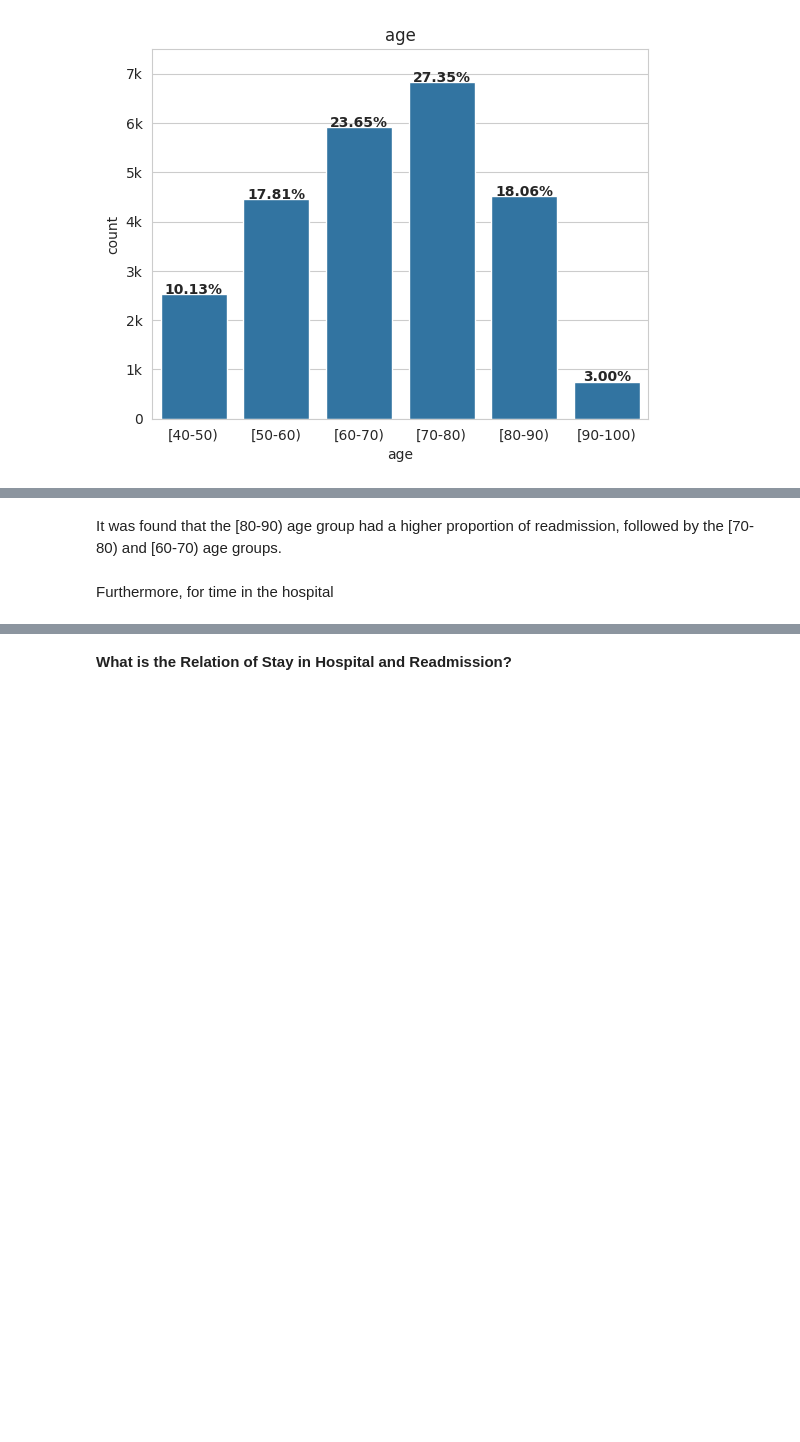
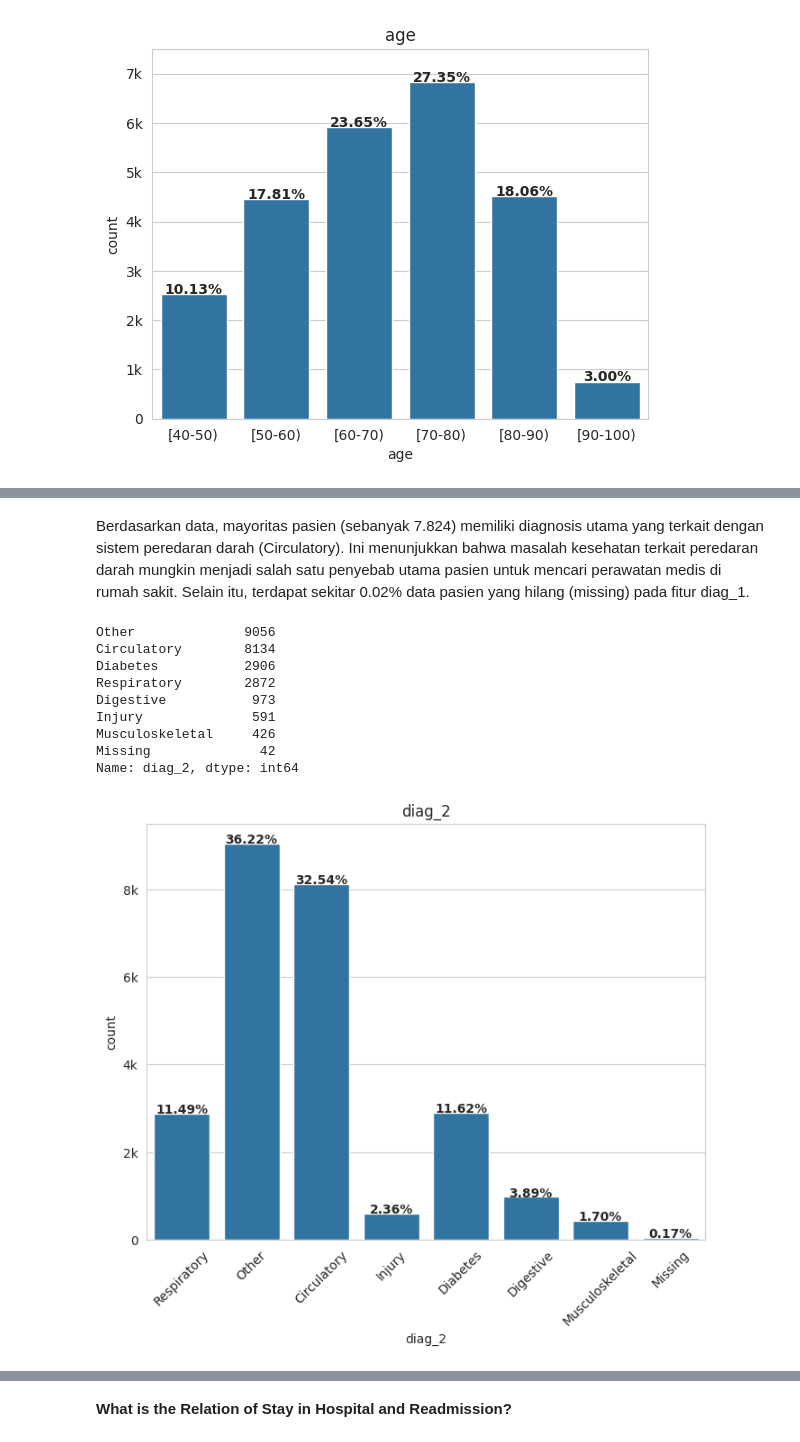
Before and after one commit to mfathul21/hospital-patient-readmissions, a Jupyter notebook: notebook.ipynb, the cells around one changed output, grey strips where cells are left out. Drawn from its saved outputs; the diff is of its cells as text; code cells hidden in the pictures; blank space fills up the shorter version.

```diff
--- a/notebook.ipynb
+++ b/notebook.ipynb
@@ -283,4 +267,24 @@ Name: diag_2, dtype: int64
 # %% [markdown]
-It was found that the [80-90) age group had a higher proportion of readmission, followed by the [70-80) and [60-70) age groups.
+Berdasarkan data, mayoritas pasien (sebanyak 7.824) memiliki diagnosis utama yang terkait dengan sistem peredaran darah (Circulatory). Ini menunjukkan bahwa masalah kesehatan terkait peredaran darah mungkin menjadi salah satu penyebab utama pasien untuk mencari perawatan medis di rumah sakit. Selain itu, terdapat sekitar 0.02% data pasien yang hilang (missing) pada fitur diag_1.
-# %% [markdown]
-Furthermore, for time in the hospital
+# %%
+print(df[categorical_features[3]].value_counts(), '\n')
+
+plt.figure(figsize=(8,6))
+ax = sns.countplot(x=categorical_features[3], data=df)
+ax.yaxis.set_major_formatter(formatter)
+plt.title(categorical_features[3])
+plt.xticks(rotation=45)
+
+text_percentage(df, ax)
+plt.show()
+# %% [output]
+Other              9056
+Circulatory        8134
+Diabetes           2906
+Respiratory        2872
+Digestive           973
+Injury              591
+Musculoskeletal     426
+Missing              42
+Name: diag_2, dtype: int64
+[figure, added]
```
Also changed, not shown: parts of 98 cells of this notebook.
